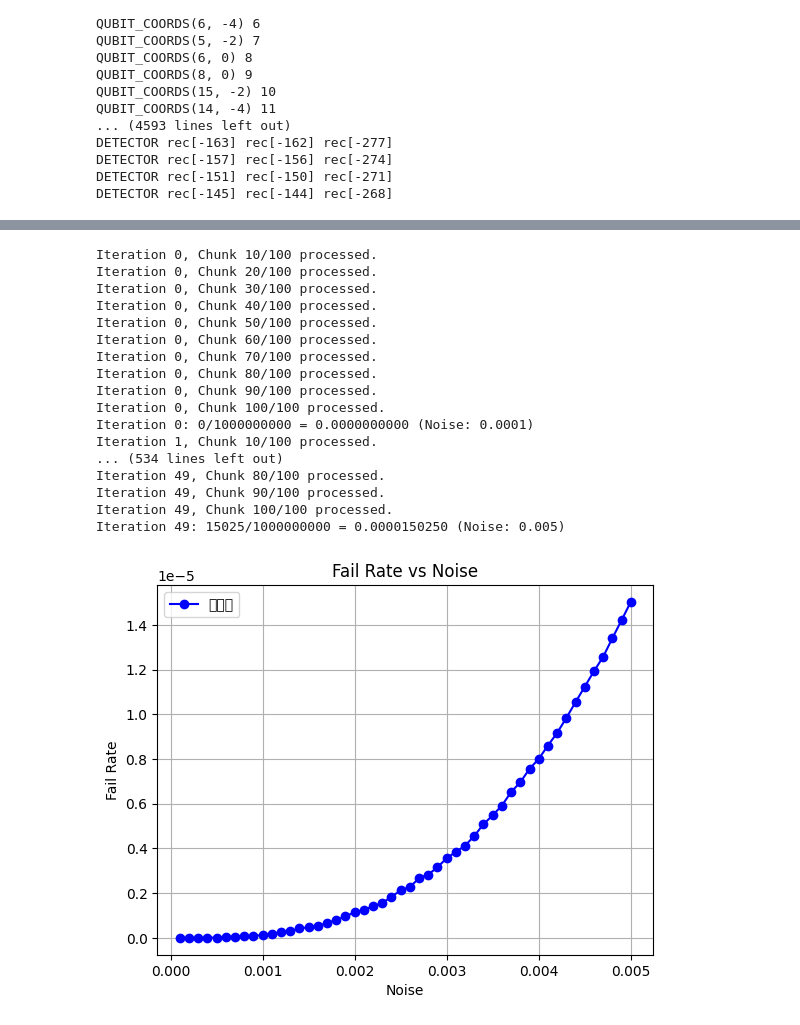
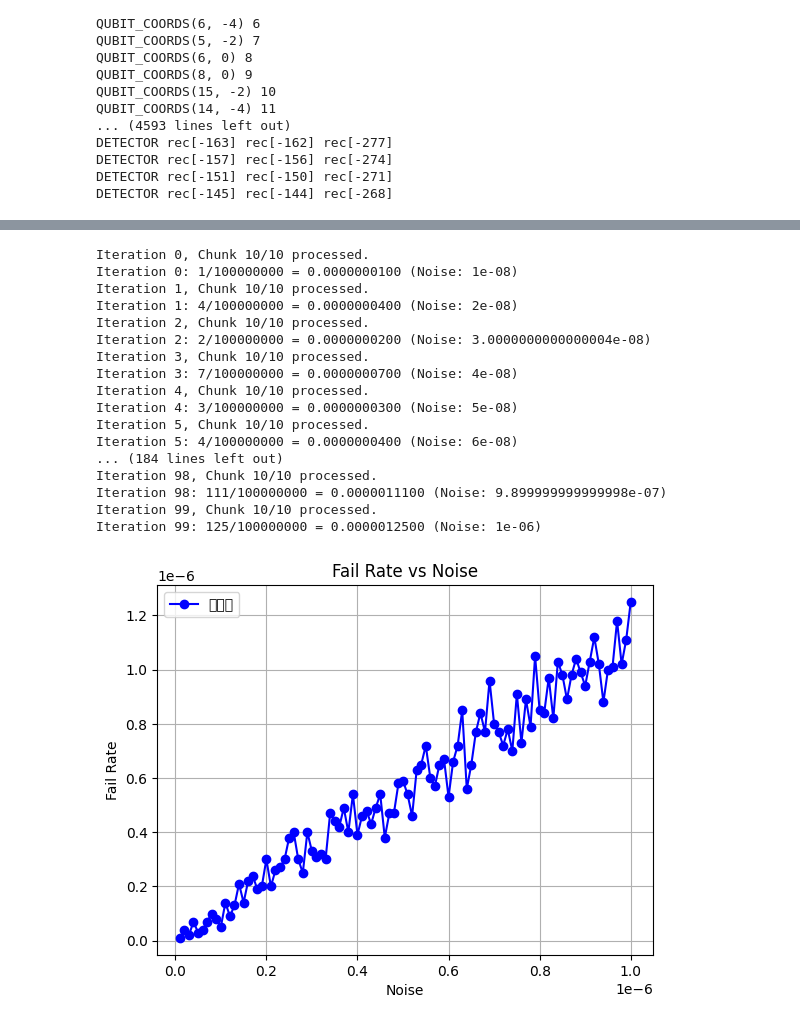
Before and after one commit to yugahirai/invention, a Jupyter notebook: stim/unfolding_color_code_3.ipynb, the cells around one changed output, grey strips where cells are left out. Cells and saved outputs as stored; diff of their text form; code cells hidden in the pictures.

```diff
--- a/stim/unfolding_color_code_3.ipynb
+++ b/stim/unfolding_color_code_3.ipynb
@@ -1215,27 +1173,0 @@ KeyboardInterrupt:
-# %%
-num_shot = 10000000
-x_list = []
-y_list = []
-for m in range(100):
-    noise = (m)*9e-5
-    circuit = stim.Circuit.generated(
-    "surface_code:rotated_memory_z",
-    rounds=1,
-    distance=3,
-    after_clifford_depolarization=noise,
-    after_reset_flip_probability=noise,
-    before_measure_flip_probability=noise,
-    before_round_data_depolarization=noise)
-    sampler = circuit.compile_detector_sampler()
-
-    num_sample_list = sampler.sample(num_shot, separate_observables=True)
-    fail = 0
-    for i, row in enumerate(num_sample_list[0]):
-        is_all_false = not row.any()
-        if is_all_false and num_sample_list[1][i][0]:
-            fail += 1
-    x_list.append(noise)
-    y_list.append(fail/num_shot)
-    print(str(fail) + "/" + str(num_shot) + " " + f"{(fail/num_shot):.10f}" + "%")
-
-plt.plot(x_list, y_list, marker='o', linestyle='-', color='b', label='データ')
@@ -1309,8 +1182,8 @@ import sys
 # from your_module import main
 
 def main_sequential_gpu_with_chunked_sampling():
-    total_num_shot = 1_000_000_000  # 総サンプル数: 10億
-    num_iterations = 50  # 各ノイズレベルでのサンプリング回数
+    total_num_shot = 100_000_000  # 総サンプル数: 10億
+    num_iterations = 100  # 各ノイズレベルでのサンプリング回数
     x_list = []
     y_list = []
     chunk_size = 10_000_000  # チャンクサイズを10,000,000に設定（必要に応じて調整）
@@ -1318,18 +1191,9 @@ def main_sequential_gpu_with_chunked_sampling():
     remainder_shot = total_num_shot % chunk_size  # 残りのサンプル数
 
     for m in range(num_iterations):
-        noise = (m + 1) * 1e-4
+        noise = 1e-8 + m * 1e-8
         try:
-            circuit = stim.Circuit.generated(
-                "surface_code:rotated_memory_z",
-                rounds=1,
-                distance=3,
-                after_clifford_depolarization=noise,
-                after_reset_flip_probability=noise,
-                before_measure_flip_probability=noise,
-                before_round_data_depolarization=noise
-            )
-            sampler = circuit.compile_detector_sampler()
+            sampler = main(5, noise).compile_detector_sampler()
 
             fail = 0  # 失敗カウントの初期化
 
@@ -1386,48 +1250,48 @@ def main_sequential_gpu_with_chunked_sampling():
             print(f"m={m} でエラーが発生しました: {e}", file=sys.stderr)
             traceback.print_exc()
 
     if not x_list or not y_list:
         print("エラー: すべてのタスクが失敗したか、結果がありません。", file=sys.stderr)
         return
 
     # ノイズ値でソート（オプション）
     sorted_pairs = sorted(zip(x_list, y_list))
 
     try:
         x_list, y_list = zip(*sorted_pairs)
     except ValueError as ve:
         print(f"データのアンパック中にエラーが発生しました: {ve}", file=sys.stderr)
         return
 
     # プロット
     plt.plot(x_list, y_list, marker='o', linestyle='-', color='b', label='データ')
     plt.xlabel('Noise')
     plt.ylabel('Fail Rate')
     plt.title('Fail Rate vs Noise')
     plt.legend()
     plt.grid(True)
     plt.show()
 
     return x_list, y_list
 
 if __name__ == "__main__":
     x_list, y_list = main_sequential_gpu_with_chunked_sampling()
 # %% [output]
-Iteration 0, Chunk 10/100 processed.
-Iteration 0, Chunk 20/100 processed.
-Iteration 0, Chunk 30/100 processed.
-Iteration 0, Chunk 40/100 processed.
-Iteration 0, Chunk 50/100 processed.
-Iteration 0, Chunk 60/100 processed.
-Iteration 0, Chunk 70/100 processed.
-Iteration 0, Chunk 80/100 processed.
-Iteration 0, Chunk 90/100 processed.
-Iteration 0, Chunk 100/100 processed.
-Iteration 0: 0/1000000000 = 0.0000000000 (Noise: 0.0001)
-Iteration 1, Chunk 10/100 processed.
-... (534 lines left out)
-Iteration 49, Chunk 80/100 processed.
-Iteration 49, Chunk 90/100 processed.
-Iteration 49, Chunk 100/100 processed.
-Iteration 49: 15025/1000000000 = 0.0000150250 (Noise: 0.005)
+Iteration 0, Chunk 10/10 processed.
+Iteration 0: 1/100000000 = 0.0000000100 (Noise: 1e-08)
+Iteration 1, Chunk 10/10 processed.
+Iteration 1: 4/100000000 = 0.0000000400 (Noise: 2e-08)
+Iteration 2, Chunk 10/10 processed.
+Iteration 2: 2/100000000 = 0.0000000200 (Noise: 3.0000000000000004e-08)
+Iteration 3, Chunk 10/10 processed.
+Iteration 3: 7/100000000 = 0.0000000700 (Noise: 4e-08)
+Iteration 4, Chunk 10/10 processed.
+Iteration 4: 3/100000000 = 0.0000000300 (Noise: 5e-08)
+Iteration 5, Chunk 10/10 processed.
+Iteration 5: 4/100000000 = 0.0000000400 (Noise: 6e-08)
+... (184 lines left out)
+Iteration 98, Chunk 10/10 processed.
+Iteration 98: 111/100000000 = 0.0000011100 (Noise: 9.899999999999998e-07)
+Iteration 99, Chunk 10/10 processed.
+Iteration 99: 125/100000000 = 0.0000012500 (Noise: 1e-06)
-[figure, old version]
+[figure, new version]
```
Also changed, not shown: parts of 7 cells of this notebook, 20 other files.
